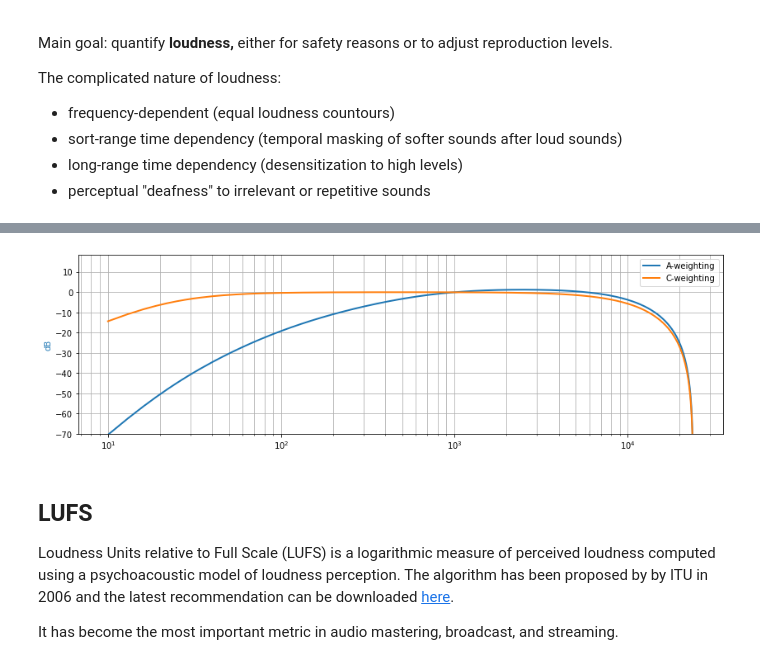
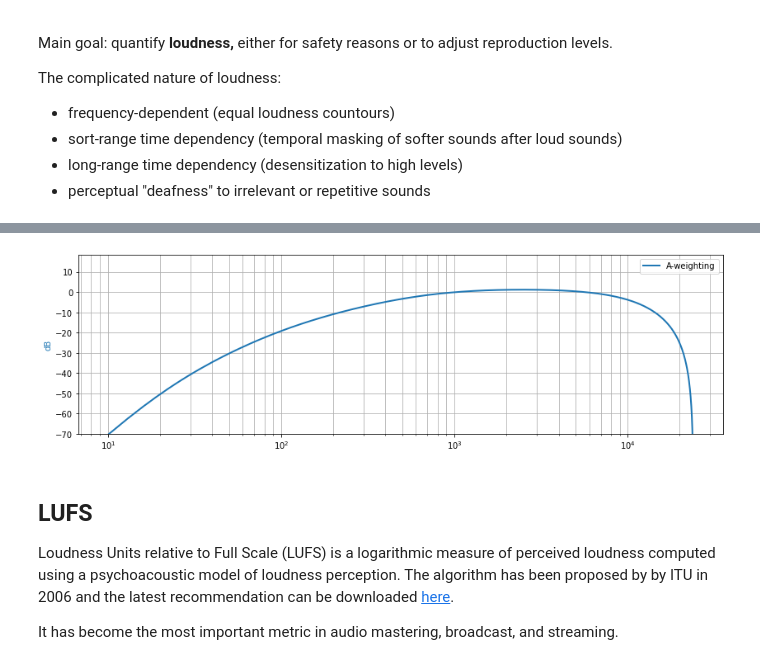
Before and after one commit to prandoni/COM418, a Jupyter notebook: AudioMetrics/AudioMetrics.ipynb, the cells around one changed output, grey strips where cells are left out. Cells and saved outputs as stored; diff of their text form; code cells hidden in the pictures.

```diff
--- a/AudioMetrics/AudioMetrics.ipynb
+++ b/AudioMetrics/AudioMetrics.ipynb
@@ -663,20 +671,21 @@ The transfer function of the A and C filter responses is standardized by the IEC
 # %%
 A_weighting = (
     np.array([ 0.234301792299513, -0.468603584599027, -0.234301792299513, 0.937207169198054, -0.234301792299513, -0.468603584599027, 0.234301792299513]),
     np.array([ 1.               , -4.113043408775871,  6.553121752655046, -4.990849294163378, 1.785737302937571, -0.246190595319486, 0.011224250033231])
 )
 
 C_weighting = (
     np.array([ 0.197887120026393,  0.               , -0.395774240052787,        0.               ,  0.197887120026393]),
     np.array([ 1.               , -2.2191729140528  ,  1.455135878947169,       -0.248496073887782,  0.012538823147272])
 )
 
 _, ax = plt.subplots()
 analog_response(*A_weighting, sf=48000, axis=ax, color='C0')
-analog_response(*C_weighting, sf=48000, axis=ax, color='C1')
+#analog_response(*C_weighting, sf=48000, axis=ax, color='C1')
 ax.legend(['A-weighting','C-weighting']);
+plt.savefig("aw.png")
 # %% [output]
-[figure, old version]
+[figure, new version]
 # %% [markdown]
 ## LUFS
 
```
Also changed, not shown: parts of 6 cells of this notebook, 2 other files.
